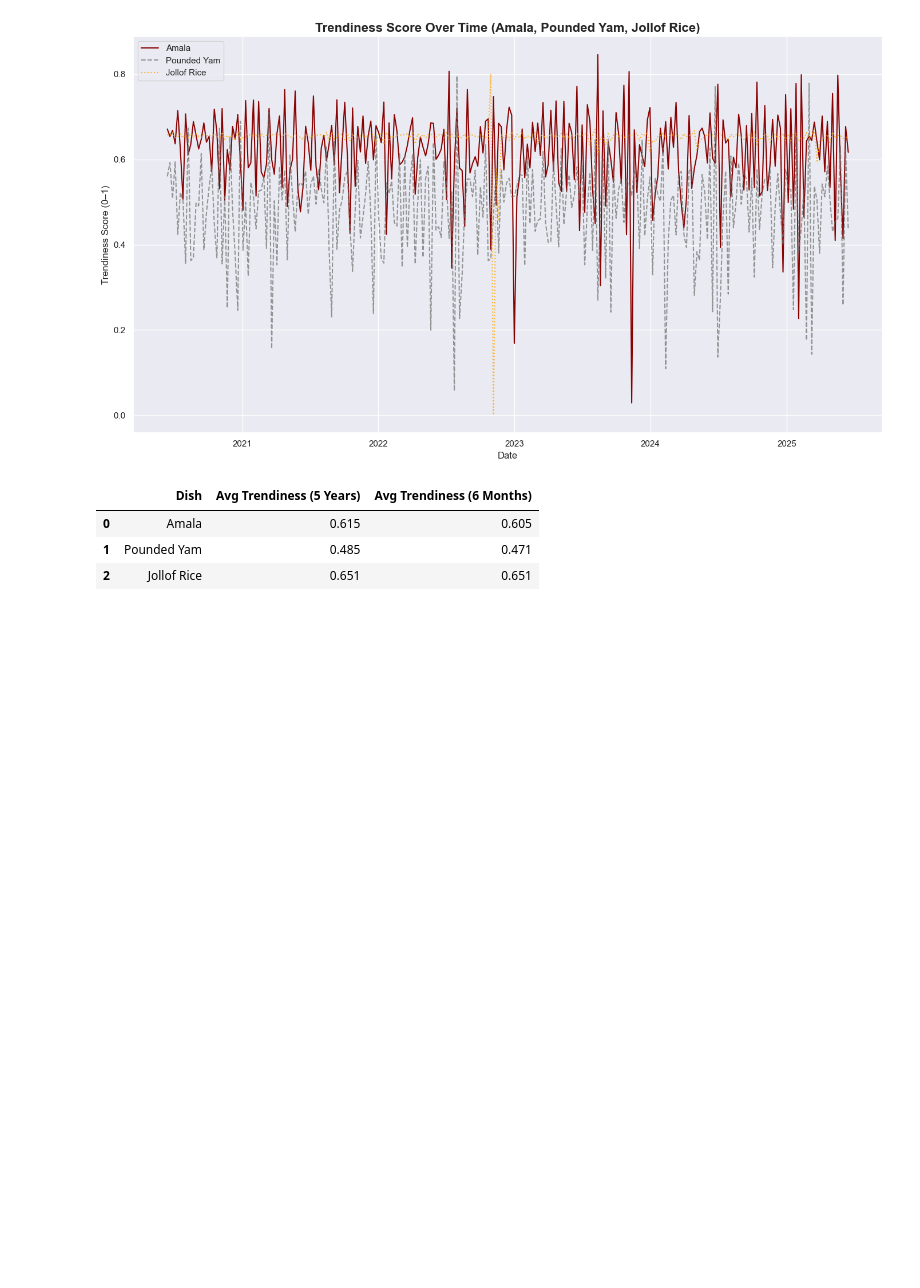
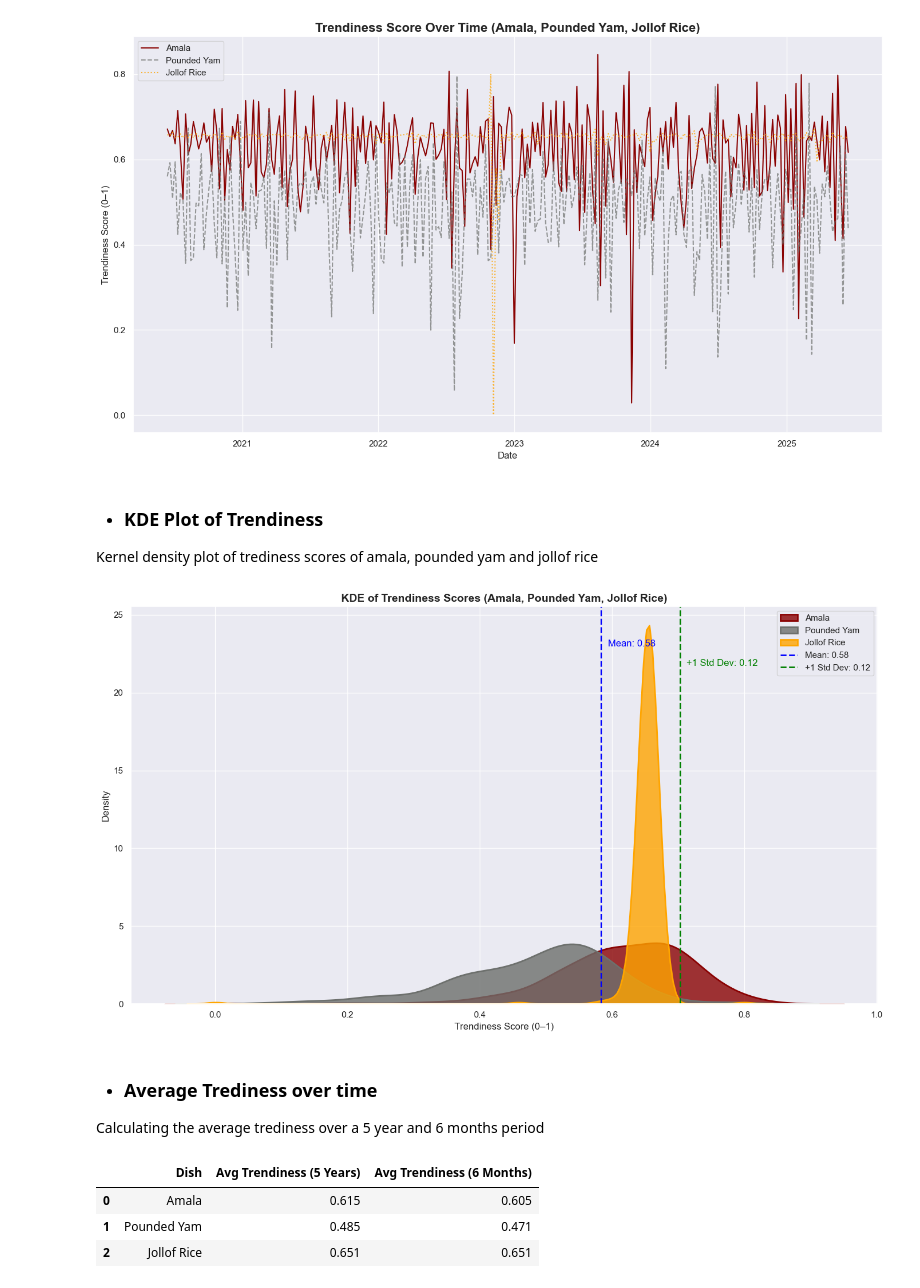
Before and after one commit to SaliuA/Amala-trend-detection-uk, a Jupyter notebook: trend_analysis.ipynb, the cells around one changed output. Drawn from its saved outputs; the diff is of its cells as text; code cells hidden in the pictures; blank space fills up the shorter version.

Commit message:
updated the trend_analysis notebook with a business recommendation

```diff
--- a/trend_analysis.ipynb
+++ b/trend_analysis.ipynb
@@ -441,6 +491,50 @@ plt.tight_layout()
 plt.show()
 # %% [output]
 [figure]
+# %% [markdown]
+- ### KDE Plot of Trendiness
+Kernel density plot of trediness scores of amala, pounded yam and jollof rice
+# %%
+# Plotting KDEs for trendiness scores of each dish
+
+plt.figure(figsize=(14, 8))
+
+# Define trendiness columns and custom colors
+trendiness_dishes = {
+    'Amala_trendiness': '#8A0303',           # Deep red
+    'Pounded_yam_trendiness': '#6D706D',     # Grey
+    'Jollof_rice_trendiness': '#FFA500'      # Orange
+}
+
+# Plot KDEs for each dish's trendiness
+for trend_col, color in trendiness_dishes.items():
+    label = trend_col.replace('_trendiness', '').replace('_', ' ').title()
+    sns.kdeplot(df[trend_col], shade=True, label=label, color=color, linewidth=2, alpha=0.8)
+
+# Combine all trendiness values to compute shared mean and std
+combined_trendiness = pd.concat([df[col] for col in trendiness_dishes])
+mean_value = combined_trendiness.mean()
+std_value = combined_trendiness.std()
+
+# Plot global mean and +1 std deviation
+plt.axvline(mean_value, color='blue', linestyle='--', linewidth=2, label=f'Mean: {mean_value:.2f}')
+plt.text(mean_value + 0.01, plt.ylim()[1] * 0.9, f"Mean: {mean_value:.2f}", color='blue')
+
+plt.axvline(mean_value + std_value, color='green', linestyle='--', linewidth=2, label=f'+1 Std Dev: {std_value:.2f}')
+plt.text(mean_value + std_value + 0.01, plt.ylim()[1] * 0.85, f"+1 Std Dev: {std_value:.2f}", color='green')
+
+# Final plot formatting
+plt.title("KDE of Trendiness Scores (Amala, Pounded Yam, Jollof Rice)", fontsize=14, fontweight='bold')
+plt.xlabel("Trendiness Score (0–1)")
+plt.ylabel("Density")
+plt.legend()
+plt.tight_layout()
+plt.show()
+# %% [output]
+[figure, added]
+# %% [markdown]
+- ### Average Trediness over time
+Calculating the average trediness over a 5 year and 6 months period
 # %%
 # Calculate average trendiness over the last 5 years and last 6 months
 
```
Also changed, not shown: parts of 14 cells of this notebook, 1 other file.
